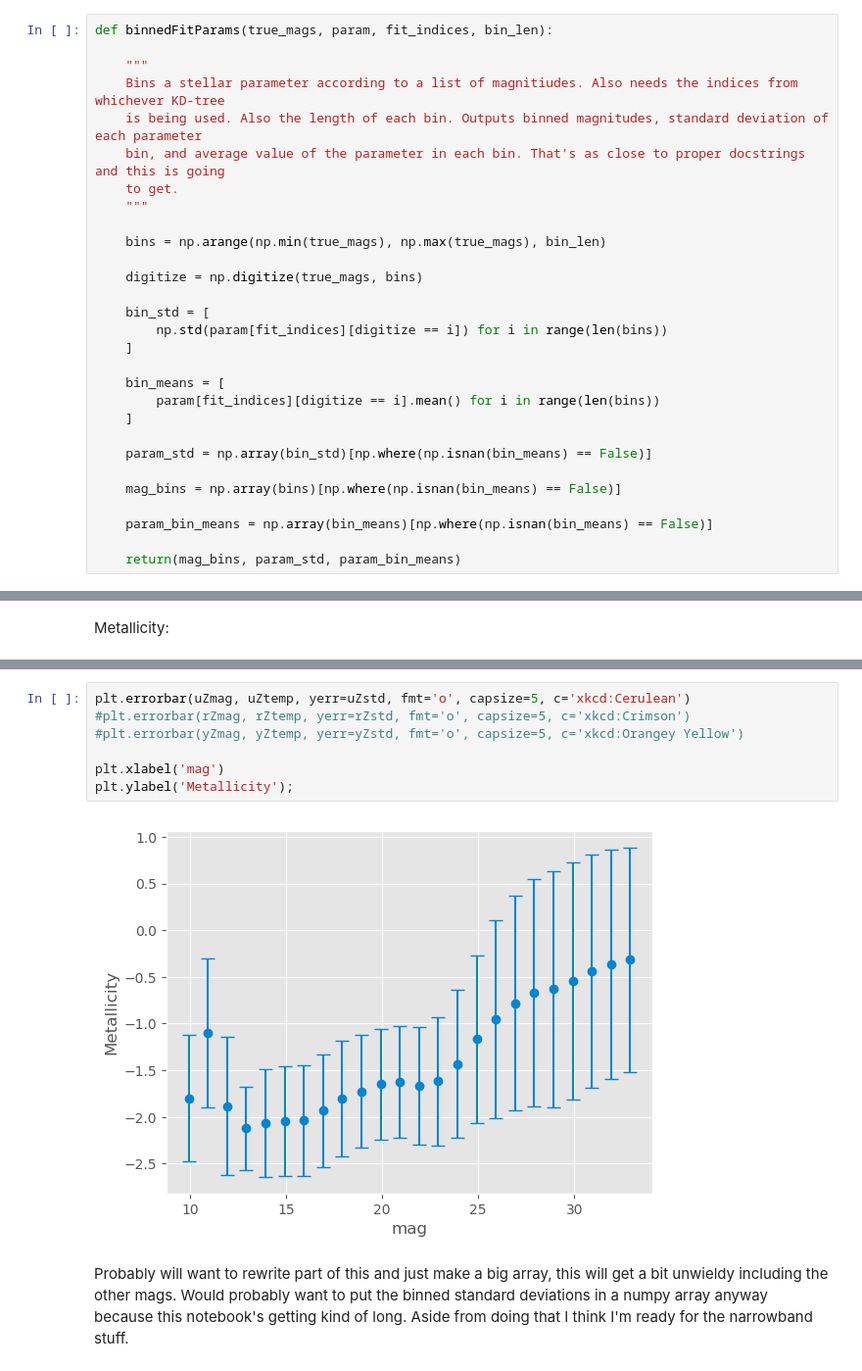
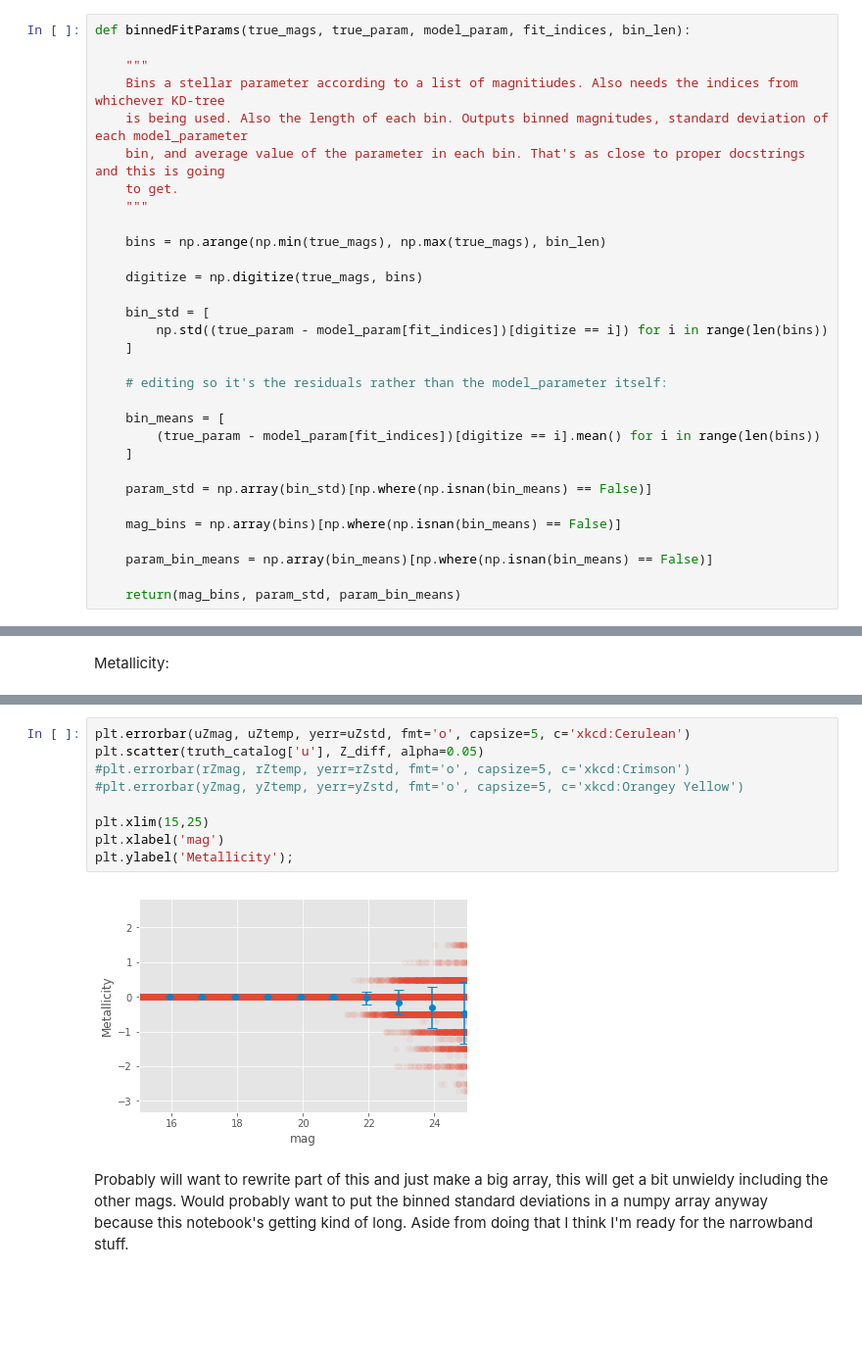
Before and after one commit to yoachim/LSST_narrowband, a Jupyter notebook: planting_trees_and_making_noise.ipynb, the cells around one changed output, grey strips where cells are left out. Shown at 98% size. Cells and saved outputs as stored; diff of their text form; blank space fills up the shorter version.

Commit message:
switched parameters to residuals

```diff
--- a/planting_trees_and_making_noise.ipynb
+++ b/planting_trees_and_making_noise.ipynb
@@ -459,11 +459,11 @@ Maybe a bit more spread, which seems reasonable.
 # %% [markdown]
 ### Binning true mags:
 # %%
-def binnedFitParams(true_mags, param, fit_indices, bin_len):
+def binnedFitParams(true_mags, true_param, model_param, fit_indices, bin_len):
 
     """
     Bins a stellar parameter according to a list of magnitiudes. Also needs the indices from whichever KD-tree
-    is being used. Also the length of each bin. Outputs binned magnitudes, standard deviation of each parameter
+    is being used. Also the length of each bin. Outputs binned magnitudes, standard deviation of each model_parameter
     bin, and average value of the parameter in each bin. That's as close to proper docstrings and this is going
     to get.
     """
@@ -473,11 +473,13 @@ def binnedFitParams(true_mags, param, fit_indices, bin_len):
     digitize = np.digitize(true_mags, bins)
 
     bin_std = [
-        np.std(param[fit_indices][digitize == i]) for i in range(len(bins))
+        np.std((true_param - model_param[fit_indices])[digitize == i]) for i in range(len(bins))
     ]
 
+    # editing so it's the residuals rather than the model_parameter itself:
+
     bin_means = [
-        param[fit_indices][digitize == i].mean() for i in range(len(bins))
+        (true_param - model_param[fit_indices])[digitize == i].mean() for i in range(len(bins))
     ]
 
     param_std = np.array(bin_std)[np.where(np.isnan(bin_means) == False)]
@@ -662,12 +891,14 @@ yZmag_log_Z10yr = ylog_Z10yr[0]
 yZtemp_log_Z10yr = ylog_Z10yr[2]
 # %%
 plt.errorbar(uZmag, uZtemp, yerr=uZstd, fmt='o', capsize=5, c='xkcd:Cerulean')
+plt.scatter(truth_catalog['u'], Z_diff, alpha=0.05)
 #plt.errorbar(rZmag, rZtemp, yerr=rZstd, fmt='o', capsize=5, c='xkcd:Crimson')
 #plt.errorbar(yZmag, yZtemp, yerr=yZstd, fmt='o', capsize=5, c='xkcd:Orangey Yellow')
 
+plt.xlim(15,25)
 plt.xlabel('mag')
 plt.ylabel('Metallicity');
 # %% [output]
-[figure, old version]
+[figure, new version]
 # %% [markdown]
 Probably will want to rewrite part of this and just make a big array, this will get a bit unwieldy including the other mags. Would probably want to put the binned standard deviations in a numpy array anyway because this notebook's getting kind of long. Aside from doing that I think I'm ready for the narrowband stuff.
```
Also changed, not shown: parts of 18 cells of this notebook.
